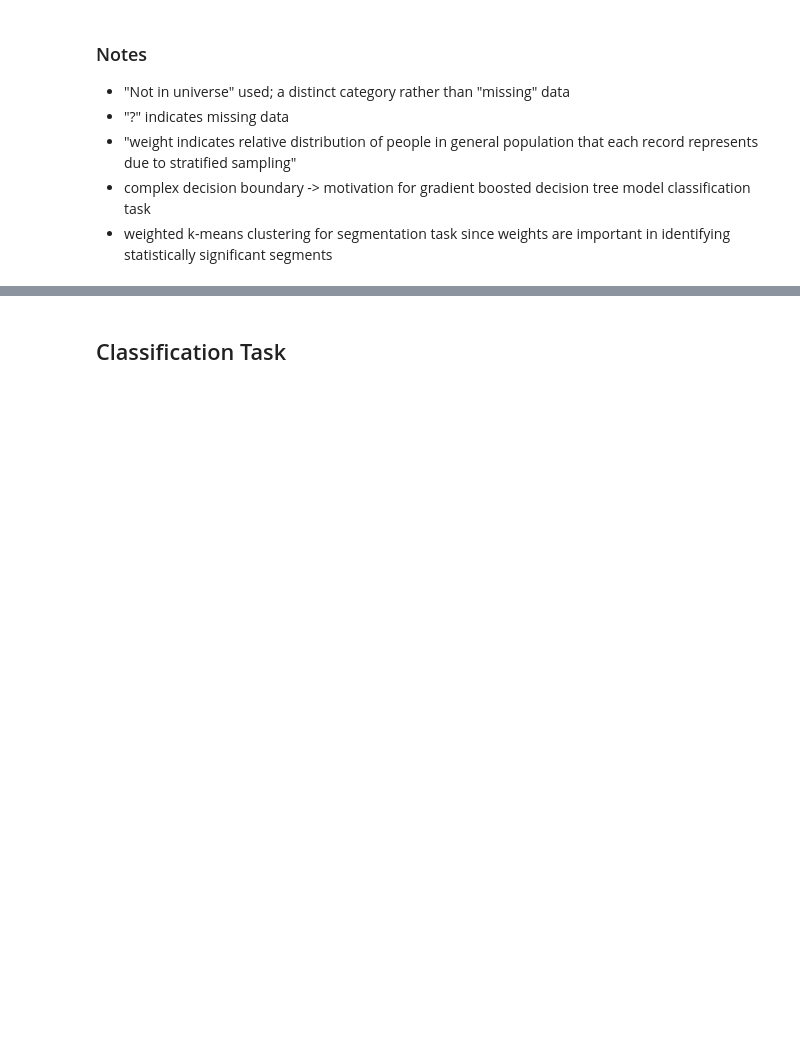
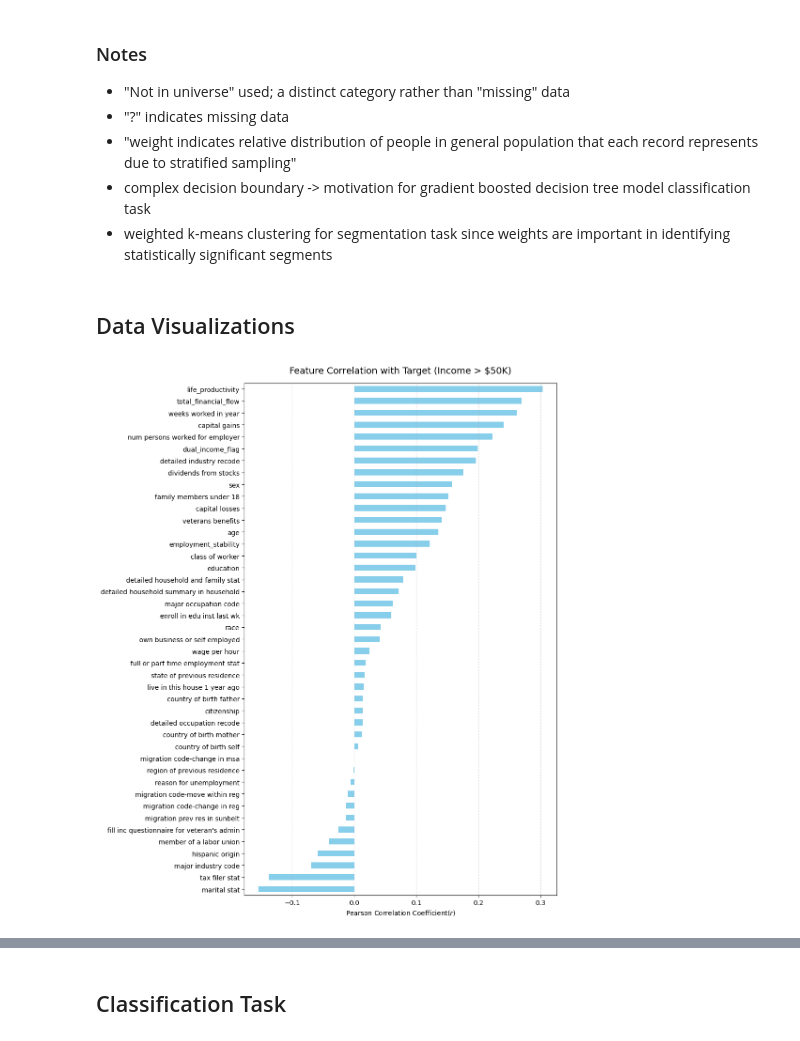
Before and after one commit to dorybphp/MarketingMLProject, a Jupyter notebook: DataObservationAndPlanning.ipynb, the cells around one changed output, grey strips where cells are left out. Saved outputs shown, nothing was run; the diff lists cells and outputs as text; code cells hidden in the pictures; blank space fills up the shorter version.

Commit message:
included data visualizations, different implementations to improve model performance

```diff
--- a/DataObservationAndPlanning.ipynb
+++ b/DataObservationAndPlanning.ipynb
@@ -36,3 +60,20 @@ df.head()
 * "weight indicates relative distribution of people in general population that each record represents due to stratified sampling"
 * complex decision boundary -> motivation for gradient boosted decision tree model classification task
 * weighted k-means clustering for segmentation task since weights are important in identifying statistically significant segments
+# %% [markdown]
+## Data Visualizations
+# %%
+# preprocessing
+df_clean = df.replace('?', 'NA') # handle missing values
+
+# feature engineering
+df_clean['total_financial_flow'] = df_clean['capital gains'] - df_clean['capital losses'] + df_clean['dividends from stocks']
+df_clean['life_productivity'] = df_clean['age'] * df_clean['weeks worked in year']
+df_clean['dual_income_flag'] = ((df_clean['marital stat'] == 'Married-civilian spouse present') &
+                                df_clean['tax filer stat'].str.contains('Joint')).astype(int)
+df_clean['employment_stability'] = df_clean['class of worker'].astype(str) + "_" + df_clean['education'].astype(str)
+
+# separate features and convert target to binary
+y = df_clean['label'].apply(lambda x:1 if '50000+' in str(x) else 0).values
+weights = df_clean['weight'].values # extract weights
+X = df_clean.drop(['label', 'weight', 'year'], axis=1) # prepare features
@@ -38,0 +88,21 @@ df.head()
+# %%
+# temp dataframe that matches encoded feature set + target
+X_vis = X.copy()
+X_vis['target'] = y
+
+# calculate correlation matrix
+corr_matrix = X_vis.corr()
+# %%
+# feature correlation with target
+target_corr = corr_matrix['target'].drop('target').sort_values(ascending=True)
+
+plt.figure(figsize=(10, 12))
+target_corr.plot(kind='barh', color='skyblue')
+plt.title('Feature Correlation with Target (Income > $50K)', fontsize=14, pad=15)
+plt.xlabel('Pearson Correlation Coefficient($r$)')
+plt.grid(axis='x', linestyle='--', alpha=0.7)
+plt.tight_layout()
+# plt.savefig('feature_target_correlation.png', dpi=300, bbox_inches='tight')
+plt.show()
+# %% [output]
+[figure, added]
```
Also changed, not shown: parts of 9 cells of this notebook.
